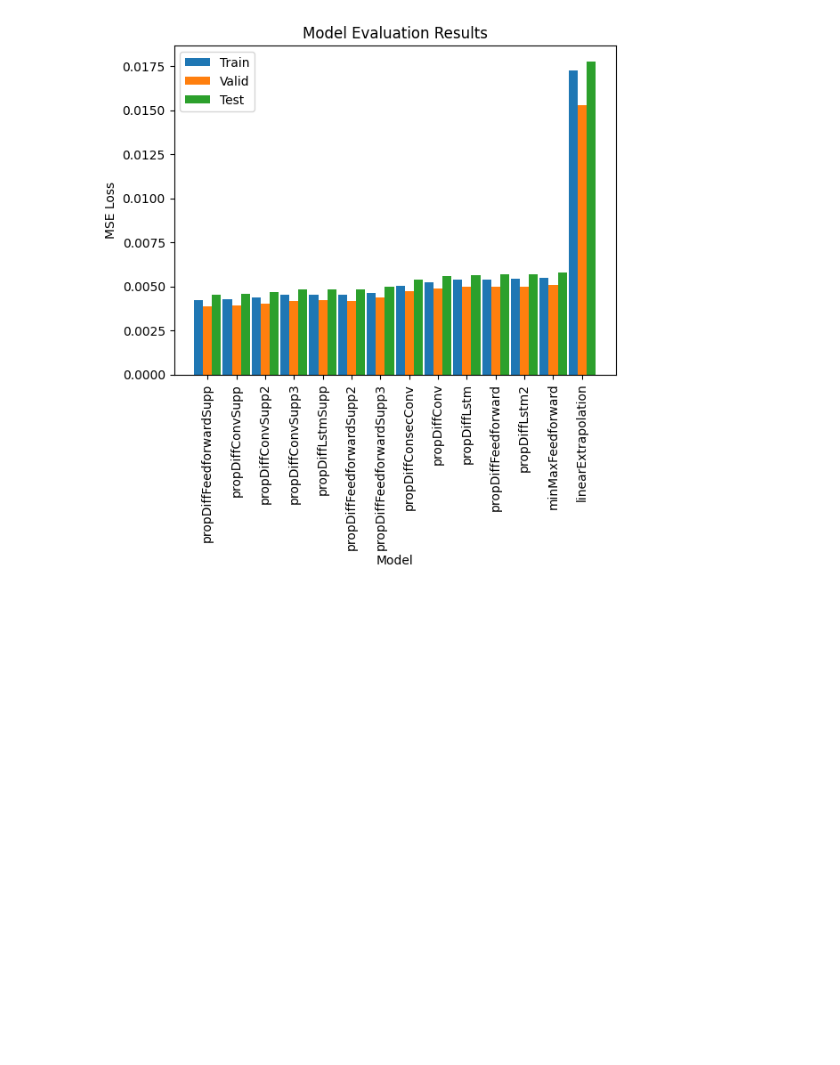
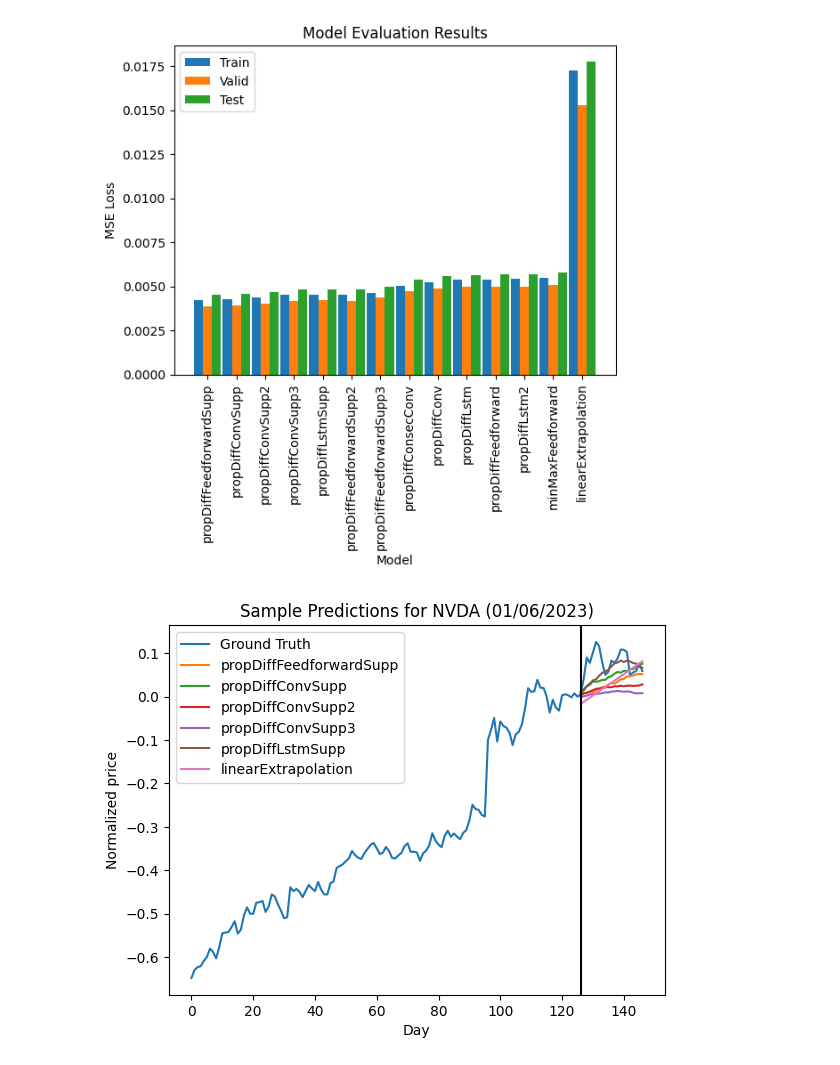
Before and after one commit to vchidambaram99/USU-CS6850-Project, a Jupyter notebook: notebooks/results.ipynb, the cells around one changed output. Cells and saved outputs as stored; diff of their text form; code cells hidden in the pictures; blank space fills up the shorter version.

Commit message:
Added sample predictions to results notebook

```diff
--- a/notebooks/results.ipynb
+++ b/notebooks/results.ipynb
@@ -83,3 +83,27 @@ plt.title("Model Evaluation Results")
 plt.legend();
 # %% [output]
 [figure]
+# %%
+def plot_sample(vis_models, ticker, date):
+    row = test_loader.dataset.data.with_row_index().row(by_predicate=(pl.col("ticker") == ticker).and_(pl.col("date") == date))
+    idx = test_loader.dataset.offsets.index(row[0])
+    test_loader.dataset.preprocessors = [dataset.proportionalDiff("close")]
+    ground_truth_in, ground_truth_out, _ = test_loader.dataset[idx]
+    plt.plot(range(147), np.concatenate((ground_truth_in[0], ground_truth_out)), label="Ground Truth")
+    for model_name in vis_models:
+        set_preprocs(model_name)
+        input, output, _ = test_loader.dataset[idx]
+        input = torch.Tensor(input).unsqueeze(0)
+        pred = models[model_name].predict(input)
+        plt.plot(range(126, 147), pred[0], label=model_name)
+
+    plt.legend()
+    plt.axvline(126, color="black")
+    plt.xlabel("Day")
+    plt.ylabel("Normalized price")
+    plt.title(f"Sample Predictions for {ticker} ({date})")
+# %%
+vis_models = eval_results["name"][:5].to_list() + ["linearExtrapolation"]
+plot_sample(vis_models, "NVDA", "01/06/2023")
+# %% [output]
+[figure, added]
```
Also changed, not shown: parts of 2 cells of this notebook, 5 other files.
